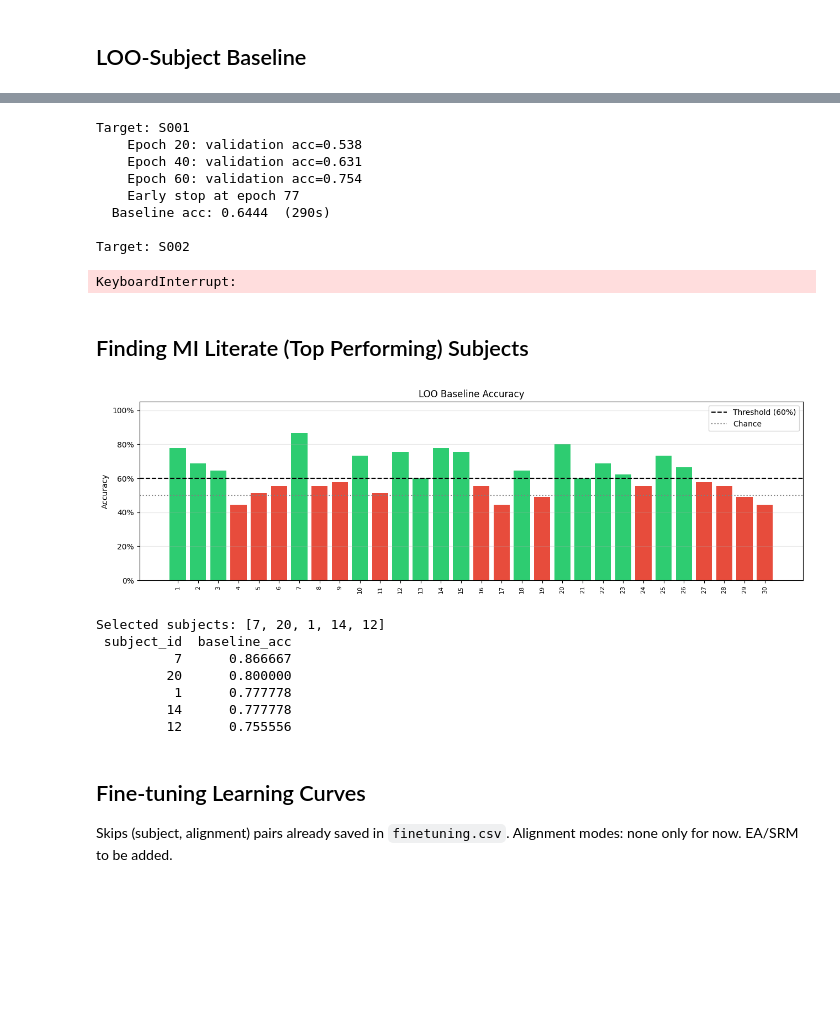
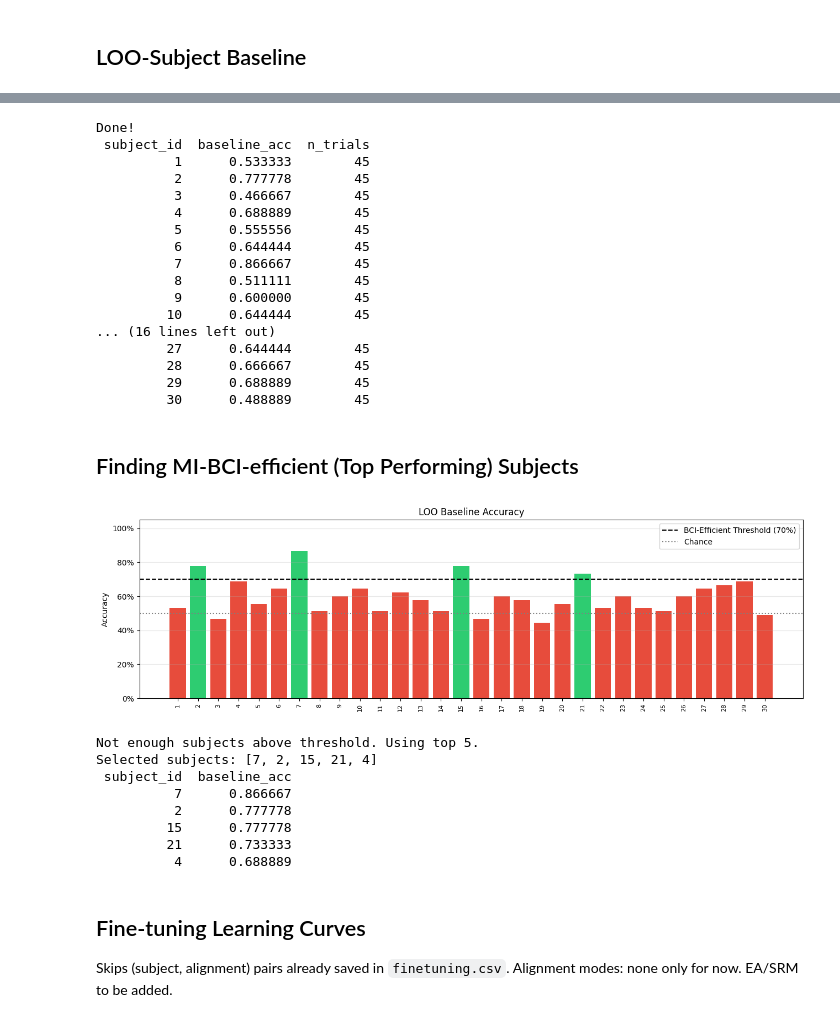
Before and after one commit to nanbohra/COGS189_TransferLearning, a Jupyter notebook: progressive_FT.ipynb, the cells around one changed output, grey strips where cells are left out. Saved outputs shown, nothing was run; the diff lists cells and outputs as text; code cells hidden in the pictures; blank space fills up the shorter version.

```diff
--- a/progressive_FT.ipynb
+++ b/progressive_FT.ipynb
@@ -39,7 +39,7 @@ BATCH_SIZE=64    # num epochs processed in one batch
 TEST_FRACTION=0.50
 
 # selecting MI literate subjects for further fine-tuning
-LITERACY_THRESHOLD= 0.60
+LITERACY_THRESHOLD= 0.70
 N_LITERATE= 5 # select top-5 performing subjects
 
 # progressively expose pretrained models to more and more data
@@ -248,8 +246,6 @@ for target_id in SUBJECT_IDS:
     acc = evaluate(model,test_loader)
     print(f'  Baseline acc: {acc:.4f}  ({time.time()-t0:.0f}s)') # finish target time
 
-    torch.save(model.state_dict(), model_dir / f'pretrained_S{str(target_id).zfill(3)}.pt')
-
     # to keep resumable, save subject by subject run
     done_records.append({'subject_id': target_id, 'baseline_acc': acc, 'n_trials': len(y_t)})
     pd.DataFrame(done_records).to_csv(baseline_csv, index=False)
@@ -258,54 +254,63 @@ df_baseline = pd.read_csv(baseline_csv)
 print('\nDone!')
 print(df_baseline.to_string(index=False))
 # %% [output]
-Target: S001
-    Epoch 20: validation acc=0.538
-    Epoch 40: validation acc=0.631
-    Epoch 60: validation acc=0.754
-    Early stop at epoch 77
-  Baseline acc: 0.6444  (290s)
-
-Target: S002
+Done!
+ subject_id  baseline_acc  n_trials
+          1      0.533333        45
+          2      0.777778        45
+          3      0.466667        45
+          4      0.688889        45
+          5      0.555556        45
+          6      0.644444        45
+          7      0.866667        45
+          8      0.511111        45
+          9      0.600000        45
+         10      0.644444        45
+... (16 lines left out)
+         27      0.644444        45
+         28      0.666667        45
+         29      0.688889        45
+         30      0.488889        45
-KeyboardInterrupt:
 # %% [markdown]
-## Finding MI Literate (Top Performing) Subjects
+## Finding MI-BCI-efficient (Top Performing) Subjects
 # %%
 df_baseline = pd.read_csv(OUTPUT_DIR / 'baseline_training.csv')
 # %%
 fig, ax = plt.subplots(figsize=(13, 4))
 colors = ['#2ecc71' if a >= LITERACY_THRESHOLD else '#e74c3c' for a in df_baseline['baseline_acc']]
 
 ax.bar(range(len(df_baseline)), df_baseline['baseline_acc'], color=colors)
-ax.axhline(LITERACY_THRESHOLD, color='k', linestyle='--', label=f'Threshold ({LITERACY_THRESHOLD:.0%})')
+ax.axhline(LITERACY_THRESHOLD, color='k', linestyle='--', label=f'BCI-Efficient Threshold ({LITERACY_THRESHOLD:.0%})')
 ax.axhline(0.5, color='gray', linestyle=':', label='Chance')
 ax.set_xticks(range(len(df_baseline)))
 ax.set_xticklabels(df_baseline['subject_id'].astype(str), rotation=90, fontsize=8)
 ax.set_ylabel('Accuracy')
 ax.set_ylim(0, 1.05)
 ax.yaxis.set_major_formatter(mticker.PercentFormatter(xmax=1))
 ax.set_title('LOO Baseline Accuracy'); ax.legend(); ax.grid(axis='y', alpha=0.3)
 plt.tight_layout()
 plt.show()
 # %% [output]
-[figure, old version]
+[figure, new version]
 # %%
 literate_df = df_baseline[df_baseline['baseline_acc']>=LITERACY_THRESHOLD]
 literate_df = literate_df.nlargest(N_LITERATE, 'baseline_acc')
-if len(literate_df) ==0:
-    print(f'No subjects above threshold. Using top {N_LITERATE}.')
+if len(literate_df) < N_LITERATE:
+    print(f'Not enough subjects above threshold. Using top {N_LITERATE}.')
     literate_df = df_baseline.nlargest(N_LITERATE, 'baseline_acc')
 
 literate_ids = literate_df['subject_id'].tolist()
 print('Selected subjects:', literate_ids)
 print(literate_df[['subject_id','baseline_acc']].to_string(index=False))
 # %% [output]
-Selected subjects: [7, 20, 1, 14, 12]
+Not enough subjects above threshold. Using top 5.
+Selected subjects: [7, 2, 15, 21, 4]
  subject_id  baseline_acc
           7      0.866667
-         20      0.800000
-          1      0.777778
-         14      0.777778
-         12      0.755556
+          2      0.777778
+         15      0.777778
+         21      0.733333
+          4      0.688889
 # %% [markdown]
 ## Fine-tuning Learning Curves
 Skips (subject, alignment) pairs already saved in `finetuning.csv`.</br>
```
Also changed, not shown: parts of 14 cells of this notebook.
